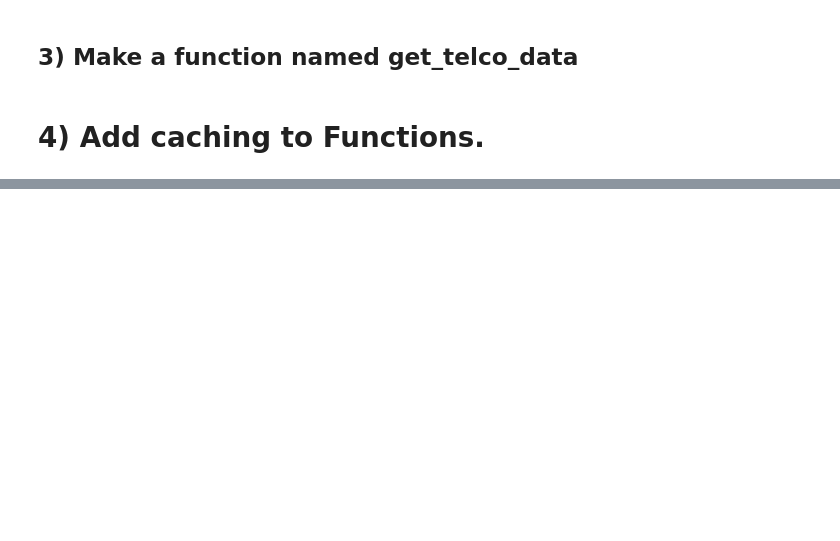
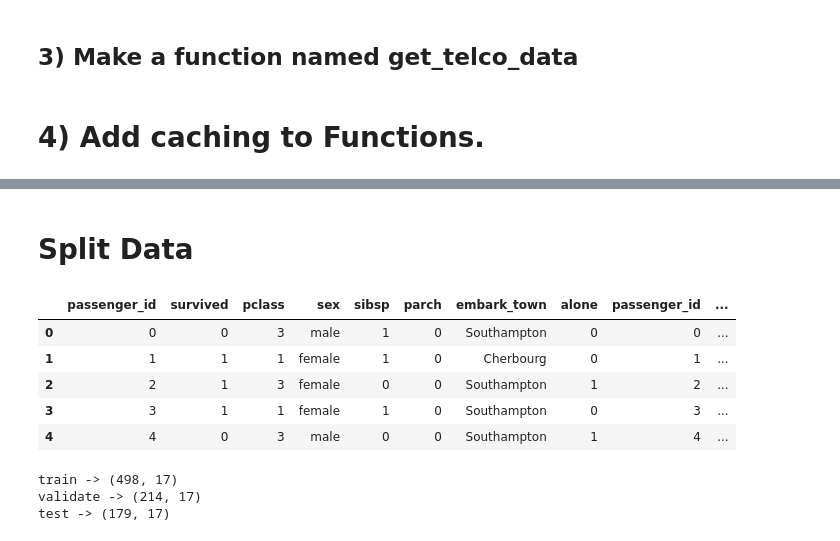
Before and after one commit to kanieladenis/classification-exercises, a Jupyter notebook: classification_exercises.ipynb, the cells around one changed output, grey strips where cells are left out. Saved outputs shown, nothing was run; the diff lists cells and outputs as text; code cells hidden in the pictures; blank space fills up the shorter version.

```diff
--- a/classification_exercises.ipynb
+++ b/classification_exercises.ipynb
@@ -360,0 +443,2 @@ get_telco_data().head()
+# %% [markdown]
+# Split Data
@@ -360,0 +447,10 @@ get_telco_data().head()
+# %%
+df = prepare.prep_titanic()
+df.head()
+# %% [output]
+|  | passenger_id | survived | pclass | sex | sibsp | parch | embark_town | alone | passenger_id | ... |
+| 0 | 0 | 0 | 3 | male | 1 | 0 | Southampton | 0 | 0 | ... |
+| 1 | 1 | 1 | 1 | female | 1 | 0 | Cherbourg | 0 | 1 | ... |
+| 2 | 2 | 1 | 3 | female | 0 | 0 | Southampton | 1 | 2 | ... |
+| 3 | 3 | 1 | 1 | female | 1 | 0 | Southampton | 0 | 3 | ... |
+| 4 | 4 | 0 | 3 | male | 0 | 0 | Southampton | 1 | 4 | ... |
@@ -360,0 +471,9 @@ get_telco_data().head()
+# %%
+# print to validate the split
+print(f'train -> {train.shape}')
+print(f'validate -> {validate.shape}')
+print(f'test -> {test.shape}')
+# %% [output]
+train -> (498, 17)
+validate -> (214, 17)
+test -> (179, 17)
```
Also changed, not shown: parts of 100 cells of this notebook, 4 other files.
